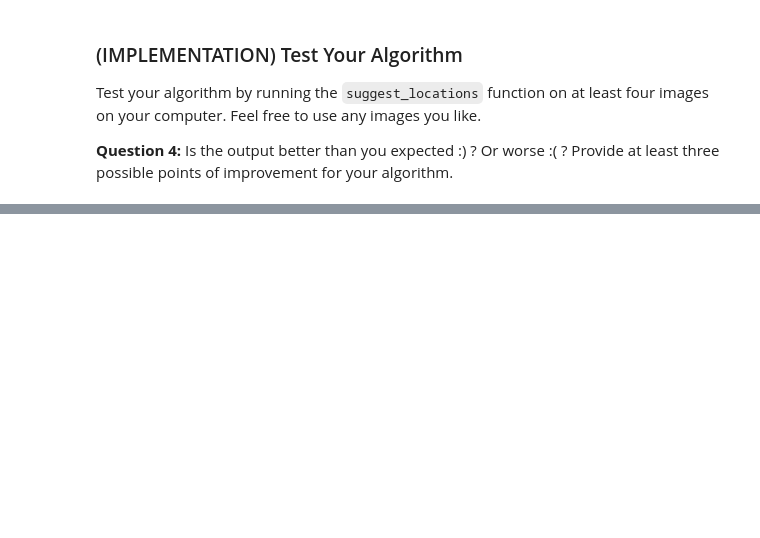
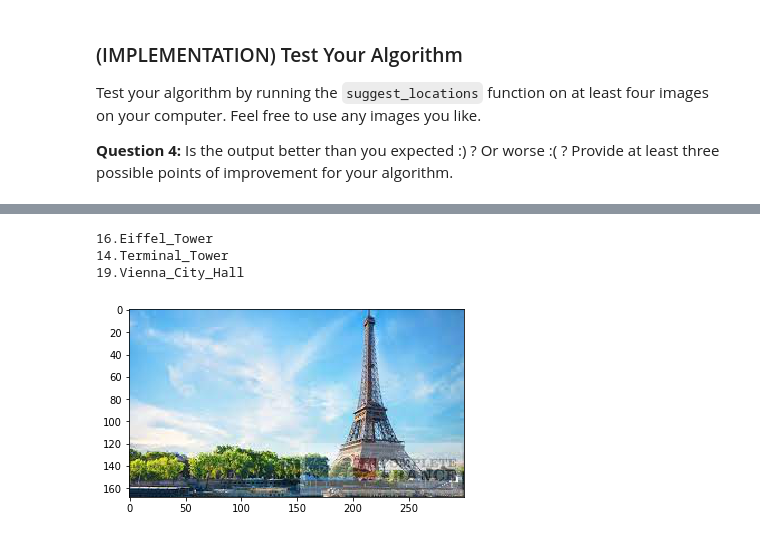
Before and after one commit to zuber23/landmark-classification, a Jupyter notebook: landmark.ipynb, the cells around one changed output, grey strips where cells are left out. Cells and saved outputs as stored; diff of their text form; code cells hidden in the pictures; blank space fills up the shorter version.

```diff
--- a/landmark.ipynb
+++ b/landmark.ipynb
@@ -741,4 +792,11 @@ __Answer:__ (Three possible points for improvement)
 # %%
 ## TODO: Execute the `suggest_locations` function on
 ## at least 4 images on your computer.
 ## Feel free to use as many code cells as needed.
+
+suggest_locations('data/landmark_images/internet/et.jpg')
+# %% [output]
+16.Eiffel_Tower
+14.Terminal_Tower
+19.Vienna_City_Hall
+[figure, added]
```
Also changed, not shown: parts of 29 cells of this notebook.
